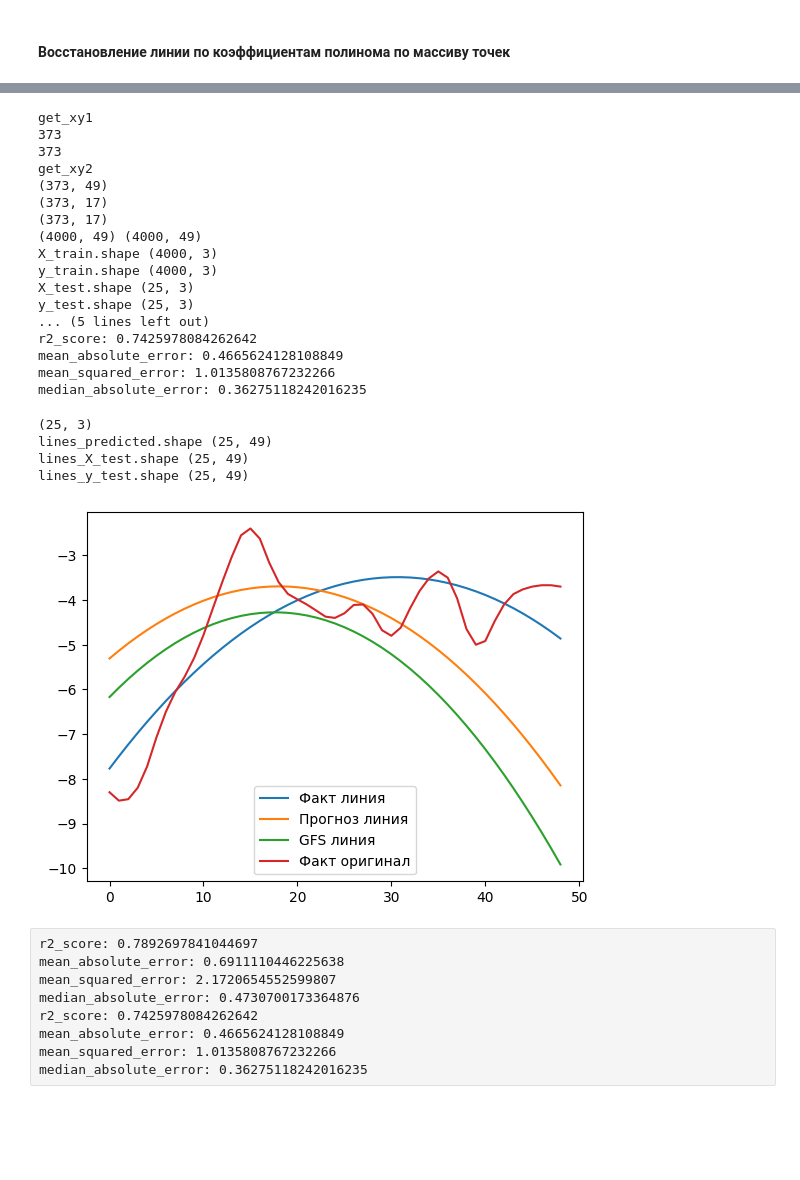
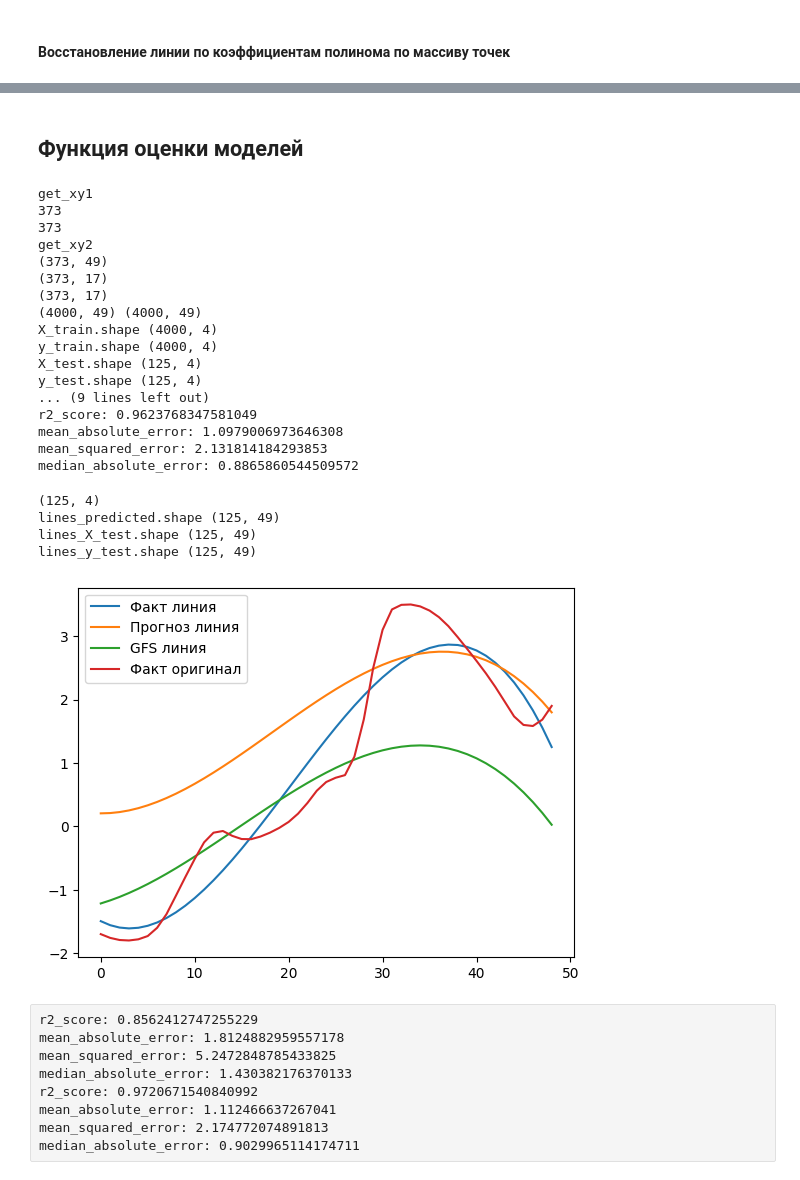
Before and after one commit to ruslanatsabryk/forecaster, a Jupyter notebook: forecast_double.ipynb, the cells around one changed output, grey strips where cells are left out. Drawn from its saved outputs; the diff is of its cells as text; code cells hidden in the pictures; blank space fills up the shorter version.

```diff
--- a/forecast_double.ipynb
+++ b/forecast_double.ipynb
@@ -718,3 +732,5 @@ def line_from_poly(x, coef):
+# %% [markdown]
+## Функция оценки моделей
 # %%
 def evaluate_models(deg=1, from_coef=False):
 
@@ -896,7 +902,7 @@ def evaluate_models(deg=1, from_coef=False):
 
     return X_test_spl, y_test_spl, X_test, y_test, predicted
 # %%
-X_test_spl, y_test_spl, X_test, y_test, predicted = evaluate_models(deg=2, from_coef=True)
+X_test_spl, y_test_spl, X_test, y_test, predicted = evaluate_models(deg=3, from_coef=True)
 # %% [output]
 get_xy1
 373
@@ -906,20 +912,20 @@ get_xy2
 (373, 17)
 (373, 17)
 (4000, 49) (4000, 49)
-X_train.shape (4000, 3)
-y_train.shape (4000, 3)
-X_test.shape (25, 3)
-y_test.shape (25, 3)
-... (5 lines left out)
-r2_score: 0.7425978084262642
-mean_absolute_error: 0.4665624128108849
-mean_squared_error: 1.0135808767232266
-median_absolute_error: 0.36275118242016235
+X_train.shape (4000, 4)
+y_train.shape (4000, 4)
+X_test.shape (125, 4)
+y_test.shape (125, 4)
+... (9 lines left out)
+r2_score: 0.9623768347581049
+mean_absolute_error: 1.0979006973646308
+mean_squared_error: 2.131814184293853
+median_absolute_error: 0.8865860544509572
 # %%
-plot_lines(X_test_spl, y_test_spl, X_test, y_test, predicted, n=-4, from_coef=True)
+plot_lines(X_test_spl, y_test_spl, X_test, y_test, predicted, n=-6, from_coef=True)
 # %% [output]
-(25, 3)
-lines_predicted.shape (25, 49)
-lines_X_test.shape (25, 49)
-lines_y_test.shape (25, 49)
+(125, 4)
+lines_predicted.shape (125, 49)
+lines_X_test.shape (125, 49)
+lines_y_test.shape (125, 49)
-[figure, old version]
+[figure, new version]
@@ -950,9 +932,9 @@ def plot_lines(X_test_spl, y_test_spl, X_test, y_test, predicted, n=-1, from_coe
-# %% [raw]
-r2_score: 0.7892697841044697
-mean_absolute_error: 0.6911110446225638
-mean_squared_error: 2.1720654552599807
-median_absolute_error: 0.4730700173364876
-r2_score: 0.7425978084262642
-mean_absolute_error: 0.4665624128108849
-mean_squared_error: 1.0135808767232266
-median_absolute_error: 0.36275118242016235
+# %% [raw]
+r2_score: 0.8562412747255229
+mean_absolute_error: 1.8124882959557178
+mean_squared_error: 5.2472848785433825
+median_absolute_error: 1.430382176370133
+r2_score: 0.9720671540840992
+mean_absolute_error: 1.112466637267041
+mean_squared_error: 2.174772074891813
+median_absolute_error: 0.9029965114174711
```
Also changed, not shown: parts of 9 cells of this notebook, 2 other files.
